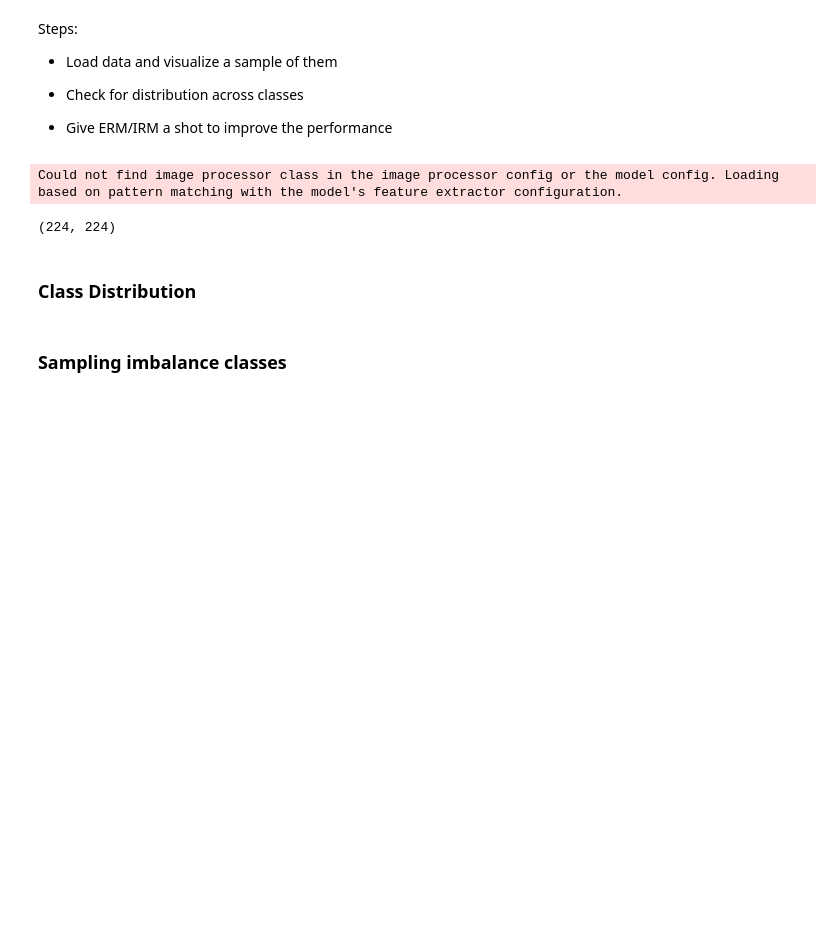
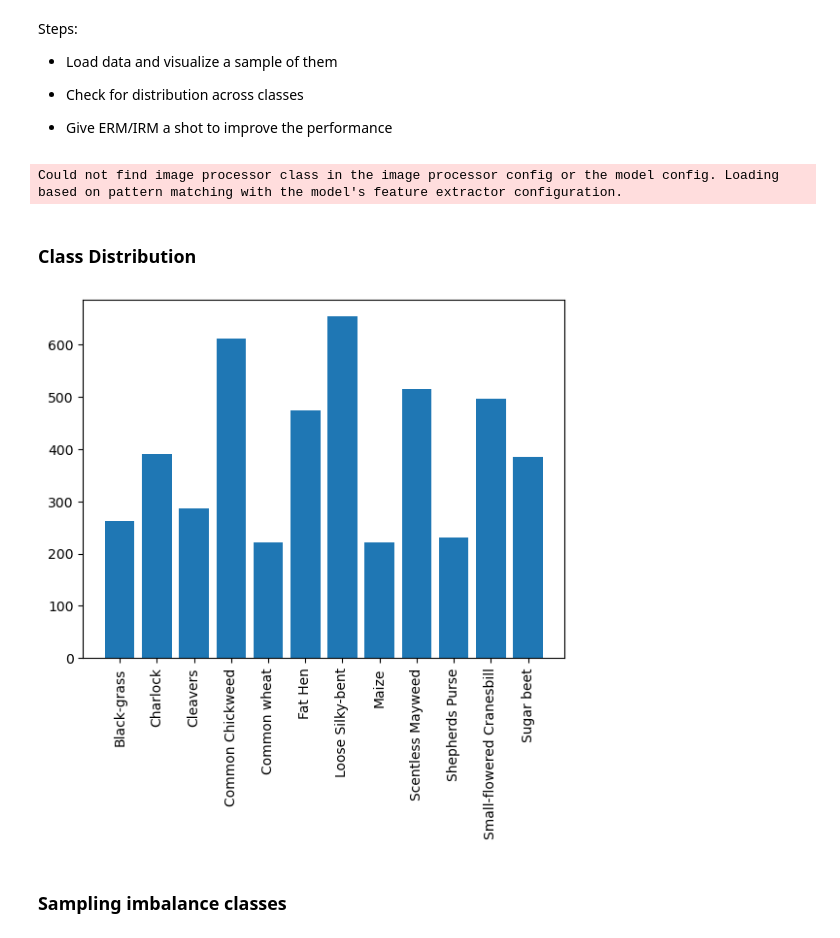
Before and after one commit to swappysh/SeedlingClassification, a Jupyter notebook: seedling-classification.ipynb, the cells around one changed output. Drawn from its saved outputs; the diff is of its cells as text; code cells hidden in the pictures; blank space fills up the shorter version.

```diff
--- a/seedling-classification.ipynb
+++ b/seedling-classification.ipynb
@@ -34,14 +36,16 @@ size = (
     else (image_processor.size["height"], image_processor.size["width"])
 )
 
-print(size)
-
+# How many transformations are good?
 transforms = transforms.Compose([
     # transforms.Resize((256, 256)),
     transforms.Resize(size),
     # RandomResizedCrop being used here --> https://huggingface.co/docs/transformers/main/en/tasks/image_classification
     transforms.RandomRotation(360),
     transforms.RandomResizedCrop(size),
+    transforms.ColorJitter(),
+    transforms.RandomGrayscale(),
+    transforms.RandomInvert(),
     transforms.ToTensor(),
     transforms.Normalize(mean=image_processor.image_mean, std=image_processor.image_std),
 ])
@@ -49,20 +53,21 @@ transforms = transforms.Compose([
 dataset = datasets.ImageFolder('./train', transform=transforms)
 # %% [output]
 Could not find image processor class in the image processor config or the model config. Loading based on pattern matching with the model's feature extractor configuration.
-(224, 224)
 # %% [markdown]
 ### Class Distribution
 # %%
-# # Plot class distribution
-# from collections import Counter
-# import matplotlib.pyplot as plt
+# Plot class distribution
+from collections import Counter
+import matplotlib.pyplot as plt
 
-# distribution = dict(Counter(dataset.targets))
+distribution = dict(Counter(dataset.targets))
 
-# # Plot class distribution histogram
-# plt.bar(list(map(lambda x: dataset.classes[x], distribution.keys())), distribution.values())
-# plt.xticks(rotation=90)
-# plt.show()
+# Plot class distribution histogram
+plt.bar(list(map(lambda x: dataset.classes[x], distribution.keys())), distribution.values())
+plt.xticks(rotation=90)
+plt.show()
+# %% [output]
+[figure, added]
 # %% [markdown]
 ### Sampling imbalance classes
 # %%
```
Also changed, not shown: parts of 14 cells of this notebook.
